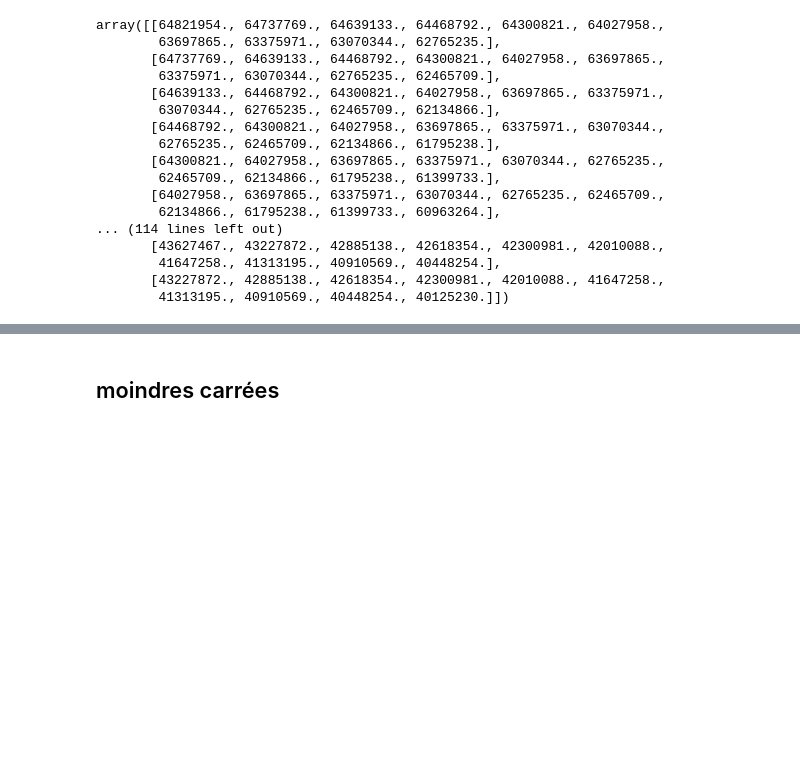
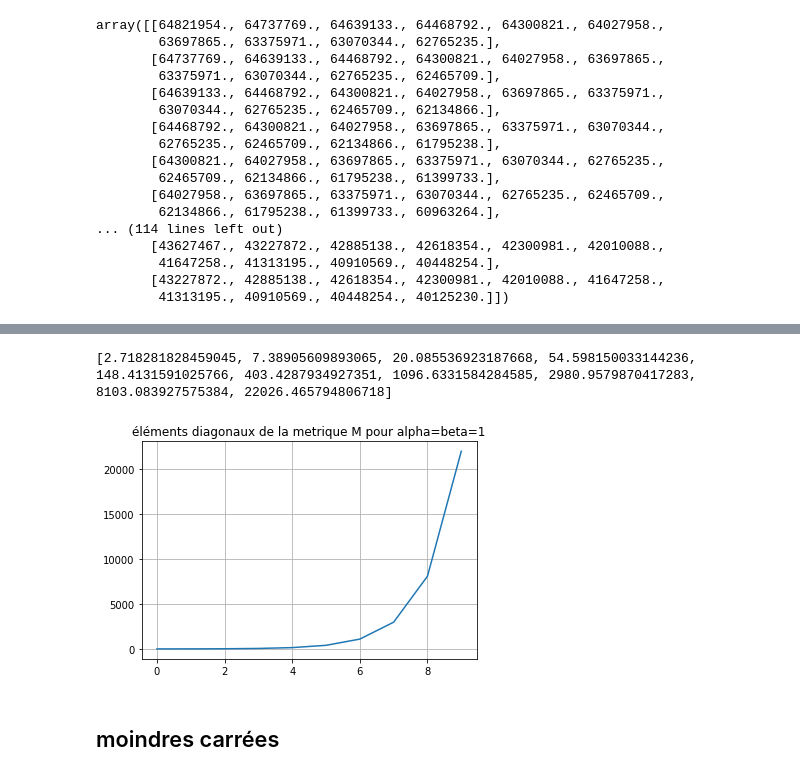
Before and after one commit to amahjourwalid/regression_ridge-, a Jupyter notebook: Untitled.ipynb, the cells around one changed output, grey strips where cells are left out. Cells and saved outputs as stored; diff of their text form; code cells hidden in the pictures; blank space fills up the shorter version.

```diff
--- a/Untitled.ipynb
+++ b/Untitled.ipynb
@@ -126,3 +156,13 @@ array([[64821954., 64737769., 64639133., 64468792., 64300821., 64027958.,
+# %%
+d2=diag_M(1,1,10)
+print(d2)
+plt.plot(d2)
+plt.title('éléments diagonaux de la metrique M pour alpha=beta=1')
+plt.grid()
+plt.show()
+# %% [output]
+[2.718281828459045, 7.38905609893065, 20.085536923187668, 54.598150033144236, 148.4131591025766, 403.4287934927351, 1096.6331584284585, 2980.9579870417283, 8103.083927575384, 22026.465794806718]
+[figure, added]
 # %% [markdown]
 ## moindres carrées
 # %% [markdown]
```
Also changed, not shown: parts of 4 cells of this notebook.
